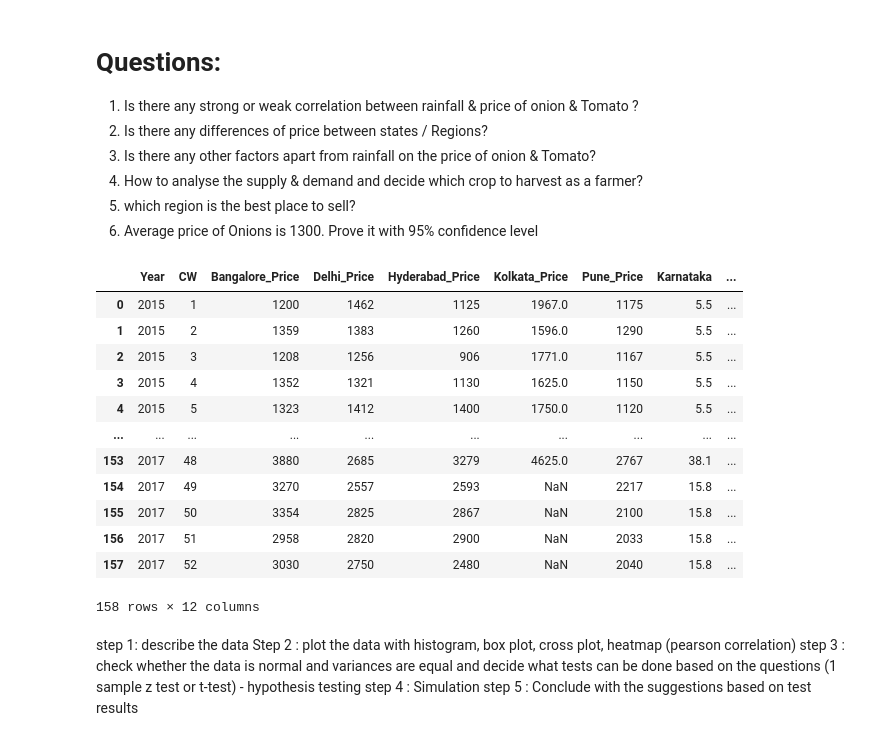
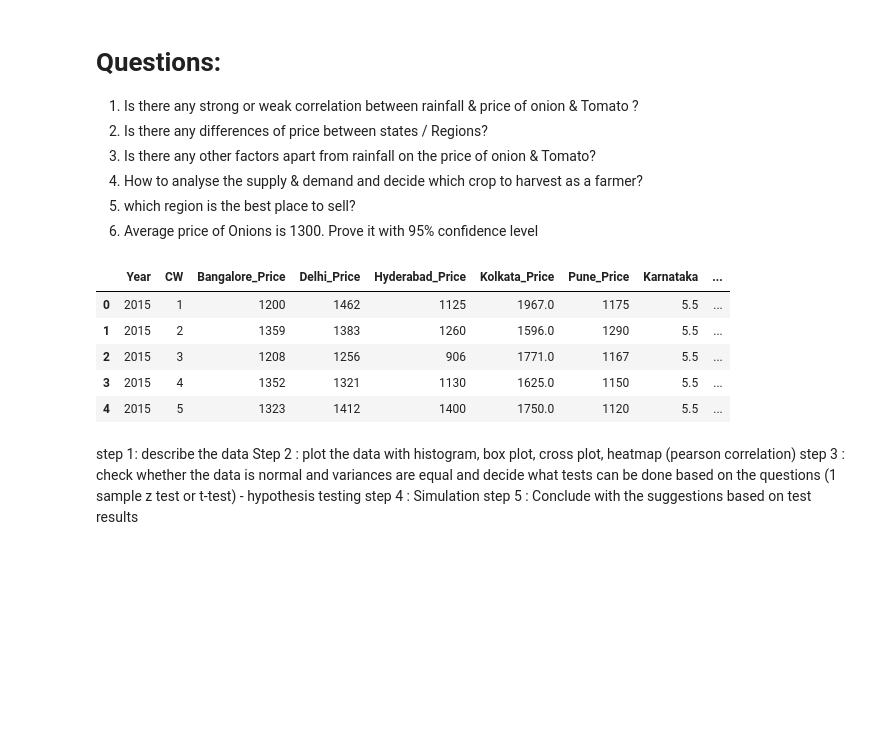
Before and after one commit to sungunact/stats, a Jupyter notebook: Team-7-Statistics-Raghu.ipynb, the cells around one changed output. Drawn from its saved outputs; the diff is of its cells as text; code cells hidden in the pictures; blank space fills up the shorter version.

```diff
--- a/Team-7-Statistics-Raghu.ipynb
+++ b/Team-7-Statistics-Raghu.ipynb
@@ -18,21 +35,14 @@ import scipy.stats as stats
 # %%
 data=pd.read_csv('Onion_weekly.csv')
 # %%
-data
+data.head()
 # %% [output]
 |  | Year | CW | Bangalore_Price | Delhi_Price | Hyderabad_Price | Kolkata_Price | Pune_Price | Karnataka | ... |
 | 0 | 2015 | 1 | 1200 | 1462 | 1125 | 1967.0 | 1175 | 5.5 | ... |
 | 1 | 2015 | 2 | 1359 | 1383 | 1260 | 1596.0 | 1290 | 5.5 | ... |
 | 2 | 2015 | 3 | 1208 | 1256 | 906 | 1771.0 | 1167 | 5.5 | ... |
 | 3 | 2015 | 4 | 1352 | 1321 | 1130 | 1625.0 | 1150 | 5.5 | ... |
 | 4 | 2015 | 5 | 1323 | 1412 | 1400 | 1750.0 | 1120 | 5.5 | ... |
-| ... | ... | ... | ... | ... | ... | ... | ... | ... | ... |
-| 153 | 2017 | 48 | 3880 | 2685 | 3279 | 4625.0 | 2767 | 38.1 | ... |
-| 154 | 2017 | 49 | 3270 | 2557 | 2593 | NaN | 2217 | 15.8 | ... |
-| 155 | 2017 | 50 | 3354 | 2825 | 2867 | NaN | 2100 | 15.8 | ... |
-| 156 | 2017 | 51 | 2958 | 2820 | 2900 | NaN | 2033 | 15.8 | ... |
-| 157 | 2017 | 52 | 3030 | 2750 | 2480 | NaN | 2040 | 15.8 | ... |
-158 rows × 12 columns
 # %% [markdown]
 step 1: describe the data
 Step 2 : plot the data with histogram, box plot, cross plot, heatmap (pearson correlation)
```
Also changed, not shown: parts of 14 cells of this notebook.
